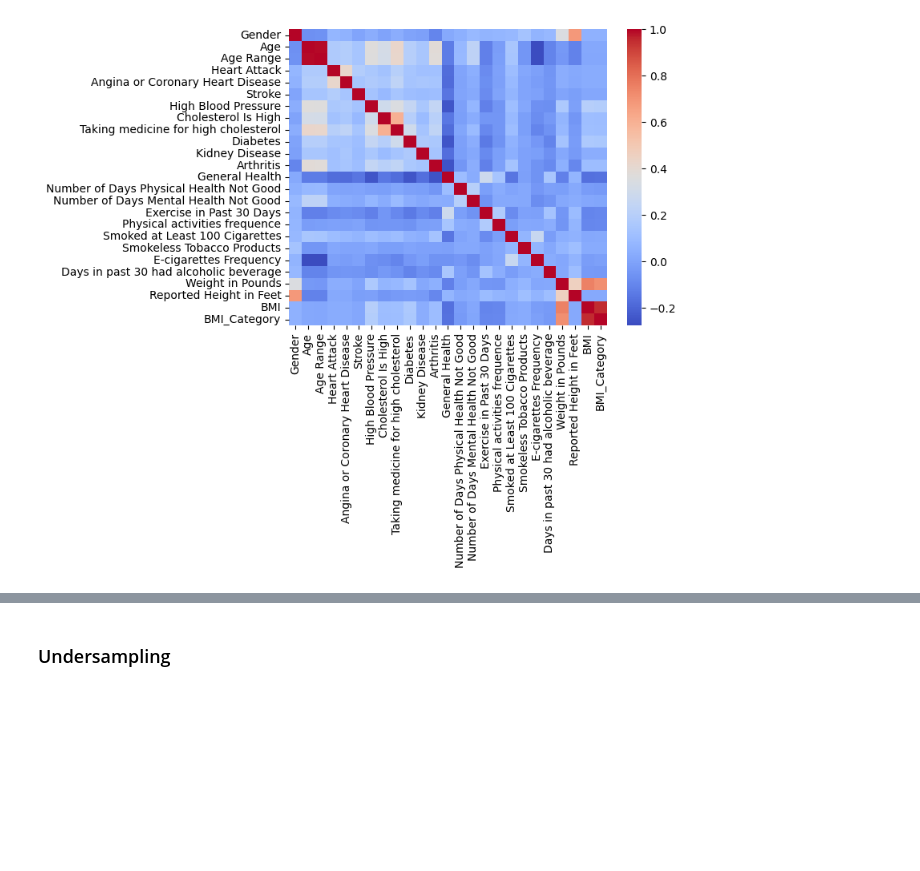
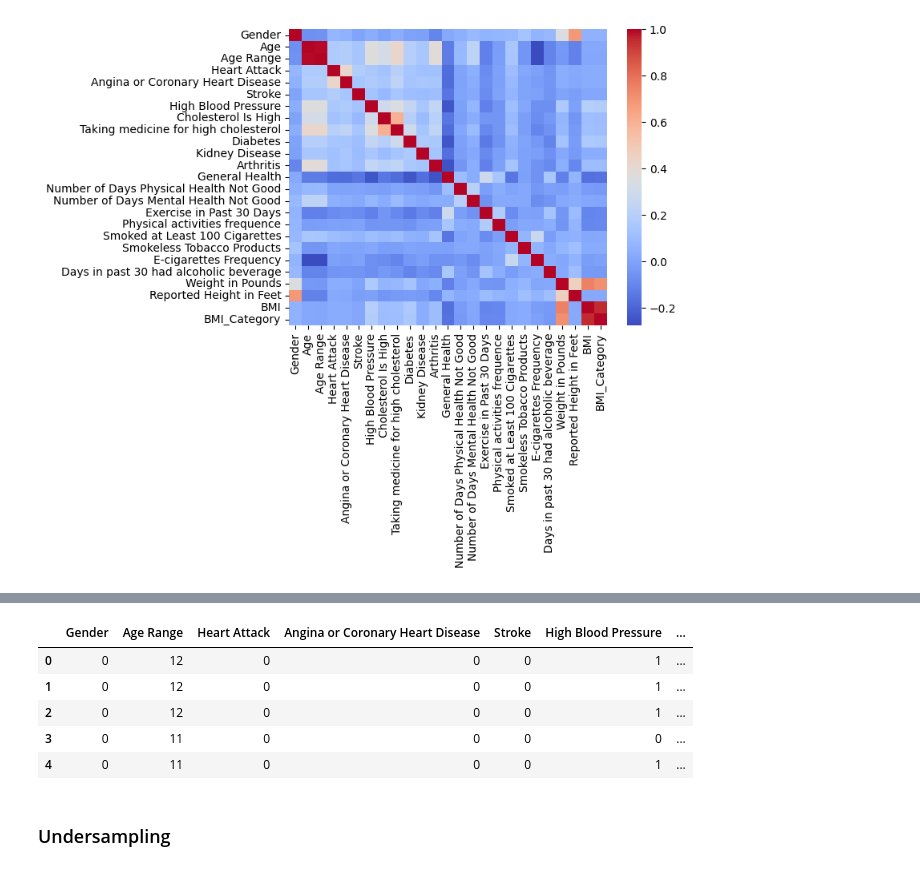
Before and after one commit to Huy1996/CMPE-257---Group-1, a Jupyter notebook: EDA-part-2.ipynb, the cells around one changed output, grey strips where cells are left out. Drawn from its saved outputs; the diff is of its cells as text; code cells hidden in the pictures; blank space fills up the shorter version.

```diff
--- a/EDA.ipynb
+++ b/EDA-part-2.ipynb
@@ -475,0 +482,10 @@ Reported Height in Feet - BMI_Category: 0.02
+# %%
+df = df.drop(columns=["Age", "Weight in Pounds", "Reported Height in Feet", "BMI"])
+df.head()
+# %% [output]
+|  | Gender | Age Range | Heart Attack | Angina or Coronary Heart Disease | Stroke | High Blood Pressure | ... |
+| 0 | 0 | 12 | 0 | 0 | 0 | 1 | ... |
+| 1 | 0 | 12 | 0 | 0 | 0 | 1 | ... |
+| 2 | 0 | 12 | 0 | 0 | 0 | 1 | ... |
+| 3 | 0 | 11 | 0 | 0 | 0 | 0 | ... |
+| 4 | 0 | 11 | 0 | 0 | 0 | 1 | ... |
```
Also changed, not shown: parts of 2 cells of this notebook, 5 other files.
